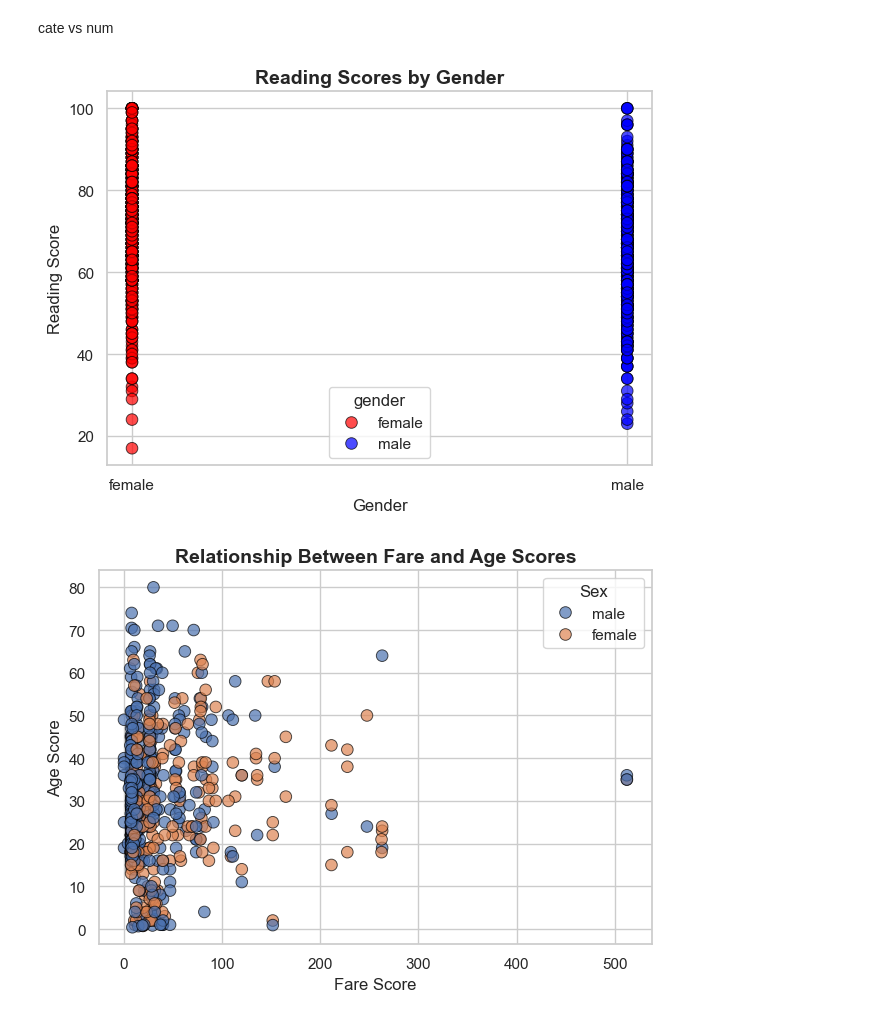
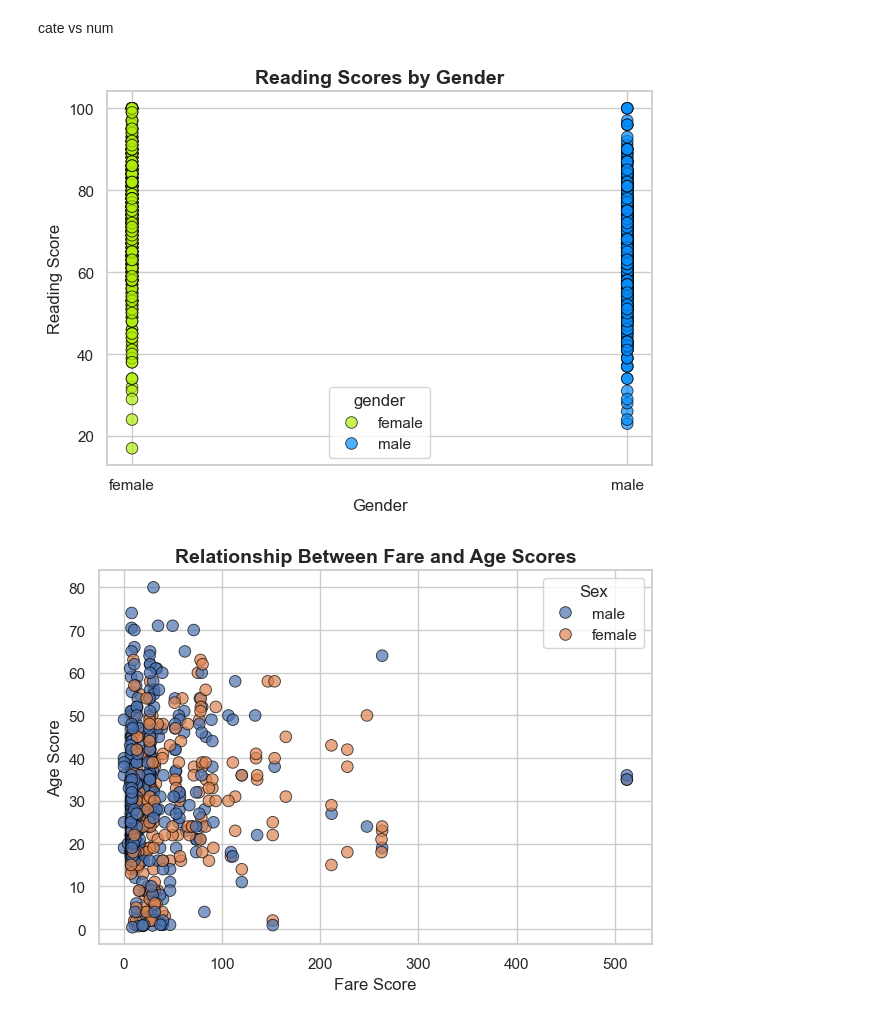
Before and after one commit to vanshdhameliya194-afk/vansh, a Jupyter notebook: demo.ipynb, the cells around one changed output. Drawn from its saved outputs; the diff is of its cells as text; code cells hidden in the pictures.

```diff
--- a/demo.ipynb
+++ b/demo.ipynb
@@ -482,28 +481,28 @@ cate vs num
 # %%
 import seaborn as sns
 import matplotlib.pyplot as plt
 
 sns.set_theme(style="whitegrid")
 
 sns.scatterplot(
     data=stud,
     x='gender',
     y='reading score',
     hue='gender',            # color by gender
-    palette={'male': 'blue', 'female': 'red'},
+    palette={'male': "#068DFC", 'female': "#B1EE0B"},
     s=70,
     alpha=0.7,
     edgecolor='black'
 )
 
 plt.title('Reading Scores by Gender', fontsize=14, fontweight='bold')
 plt.xlabel('Gender', fontsize=12)
 plt.ylabel('Reading Score', fontsize=12)
 
 plt.tight_layout()
 plt.show()
 # %% [output]
-[figure, old version]
+[figure, new version]
 # %%
 import seaborn as sns
 import matplotlib.pyplot as plt
```
Also changed, not shown: parts of 16 cells of this notebook.
